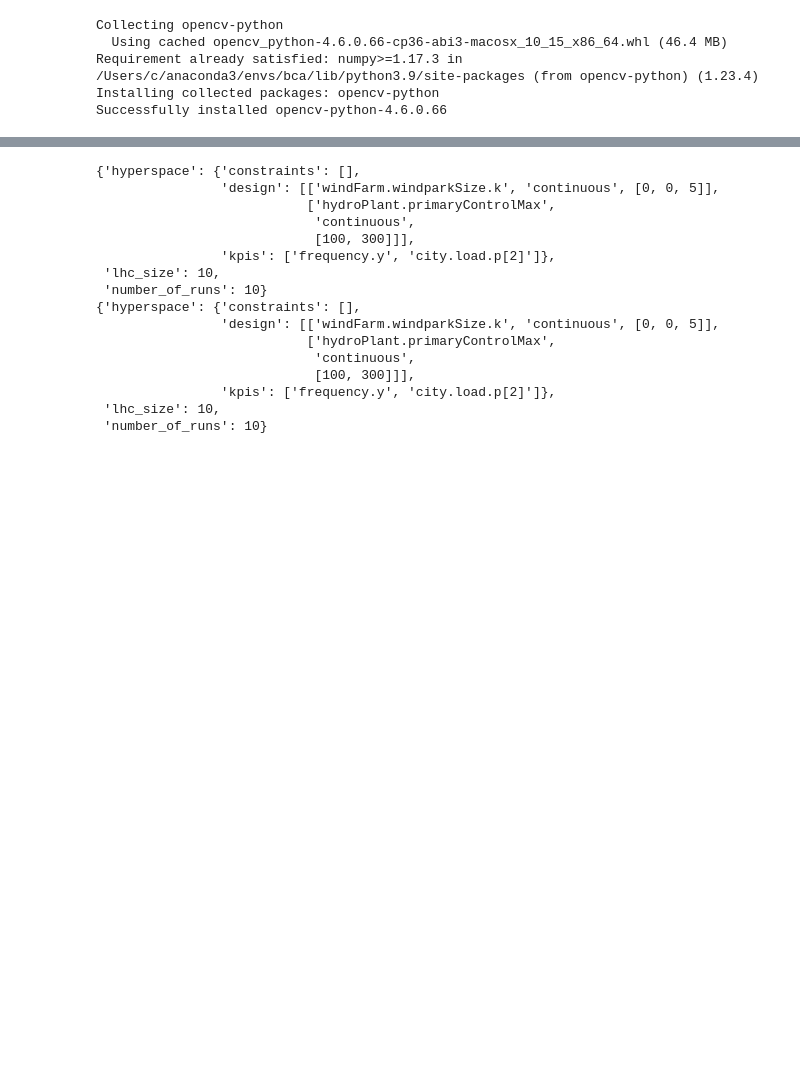
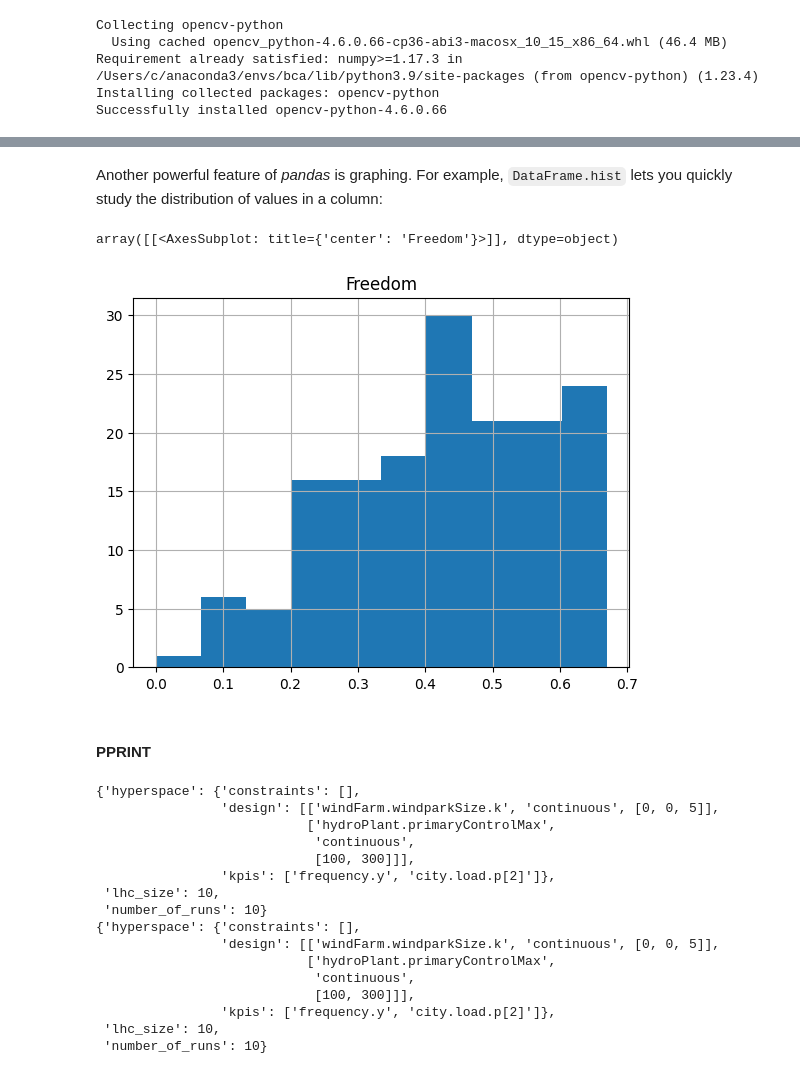
Before and after one commit to coralreefman/bca, a Jupyter notebook: notebooks/data_input.ipynb, the cells around one changed output, grey strips where cells are left out. Drawn from its saved outputs; the diff is of its cells as text; code cells hidden in the pictures; blank space fills up the shorter version.

Commit message:
created data nb

```diff
--- a/notebooks/data_input.ipynb
+++ b/notebooks/data_input.ipynb
@@ -451,0 +469,3 @@ ModuleNotFoundError: No module named 'cv2'
+# %%
+happy_dataframe = pd.read_csv("world-happiness/2015.csv", sep=",")
+happy_dataframe.describe()
@@ -452,3 +491,12 @@ ModuleNotFoundError: No module named 'cv2'
+# %% [markdown]
+Another powerful feature of *pandas* is graphing. For example, `DataFrame.hist` lets you quickly study the distribution of values in a column:
+# %%
+happy_dataframe.hist('Freedom')
+# %% [output]
+array([[<AxesSubplot: title={'center': 'Freedom'}>]], dtype=object)
+[figure, added]
+# %% [markdown]
+#### PPRINT
 # %%
 import pprint
 
```
Also changed, not shown: parts of 11 cells of this notebook, 6 other files.
